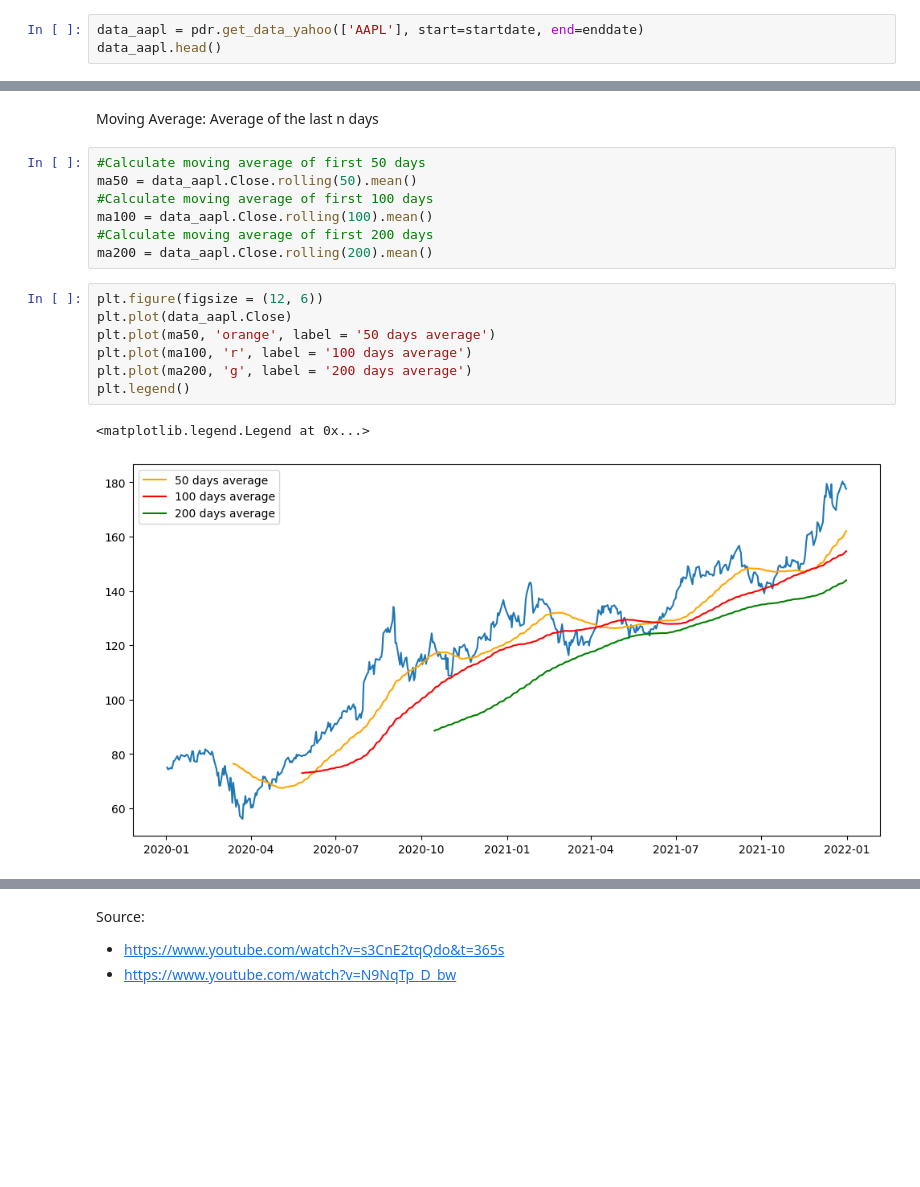
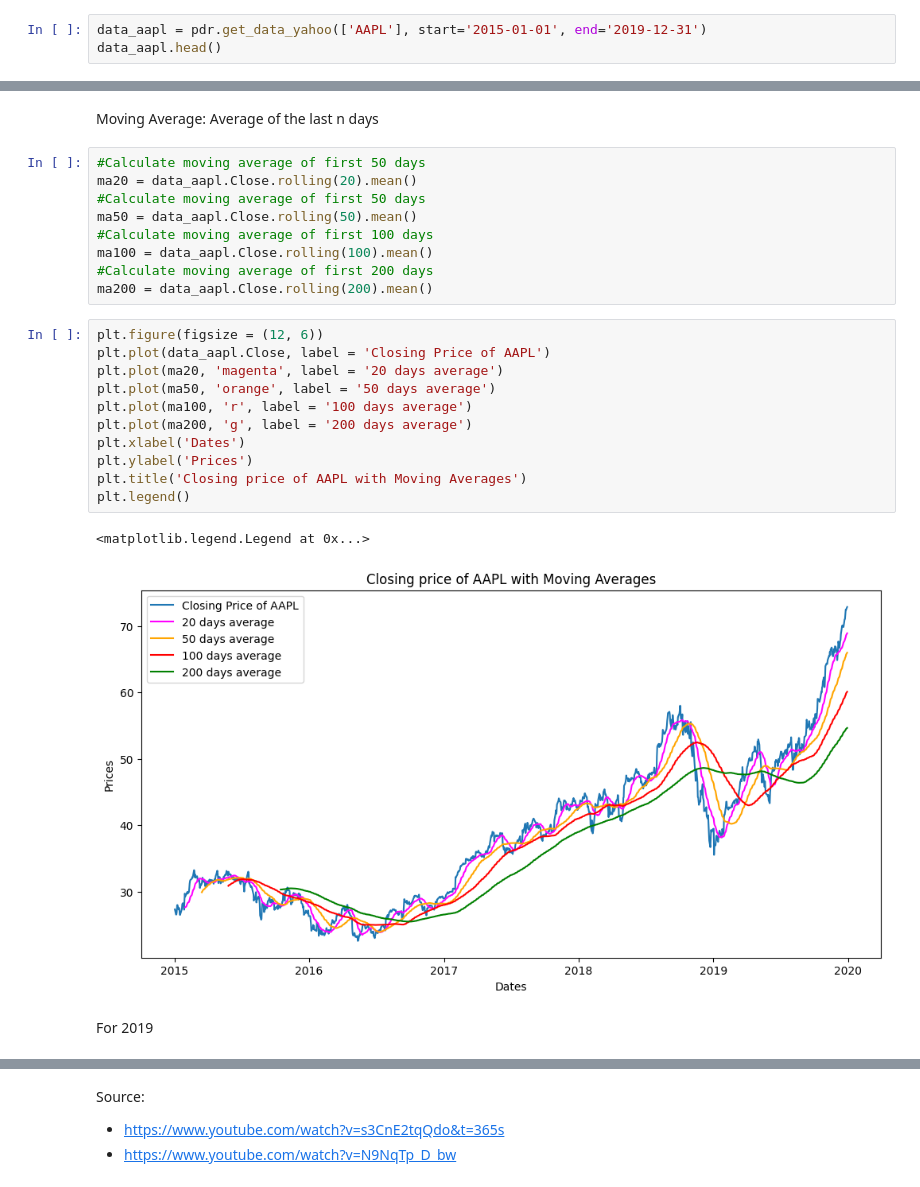
Before and after one commit to sohamthirty/Stock-Price-Prediction-with-Sentiment-Analysis, a Jupyter notebook: Stock_Price_Scraping_EDA.ipynb, the cells around one changed output, grey strips where cells are left out. Saved outputs shown, nothing was run; the diff lists cells and outputs as text; blank space fills up the shorter version.

```diff
--- a/Stock_Price_Scraping_EDA.ipynb
+++ b/Stock_Price_Scraping_EDA.ipynb
@@ -36,7 +46,7 @@ data.Close.plot()
 # %% [markdown]
 ### ANALYZE APPLE STOCK
 # %%
-data_aapl = pdr.get_data_yahoo(['AAPL'], start=startdate, end=enddate)
+data_aapl = pdr.get_data_yahoo(['AAPL'], start='2015-01-01', end='2019-12-31')
 data_aapl.head()
 # %% [output]
 [*********************100%%**********************]  1 of 1 completed
@@ -97,6 +128,8 @@ Text(0.5, 1.0, 'Distribution of close prices over the days')
 Moving Average:
 Average of the last n days
 # %%
+#Calculate moving average of first 50 days
+ma20 = data_aapl.Close.rolling(20).mean()
 #Calculate moving average of first 50 days
 ma50 = data_aapl.Close.rolling(50).mean()
 #Calculate moving average of first 100 days
@@ -105,11 +138,17 @@ ma100 = data_aapl.Close.rolling(100).mean()
 ma200 = data_aapl.Close.rolling(200).mean()
 # %%
 plt.figure(figsize = (12, 6))
-plt.plot(data_aapl.Close)
+plt.plot(data_aapl.Close, label = 'Closing Price of AAPL')
+plt.plot(ma20, 'magenta', label = '20 days average')
 plt.plot(ma50, 'orange', label = '50 days average')
 plt.plot(ma100, 'r', label = '100 days average')
 plt.plot(ma200, 'g', label = '200 days average')
+plt.xlabel('Dates')
+plt.ylabel('Prices')
+plt.title('Closing price of AAPL with Moving Averages')
 plt.legend()
 # %% [output]
 <matplotlib.legend.Legend at 0x...>
-[figure, old version]
+[figure, new version]
+# %% [markdown]
+For 2019
```
Also changed, not shown: parts of 17 cells of this notebook.
